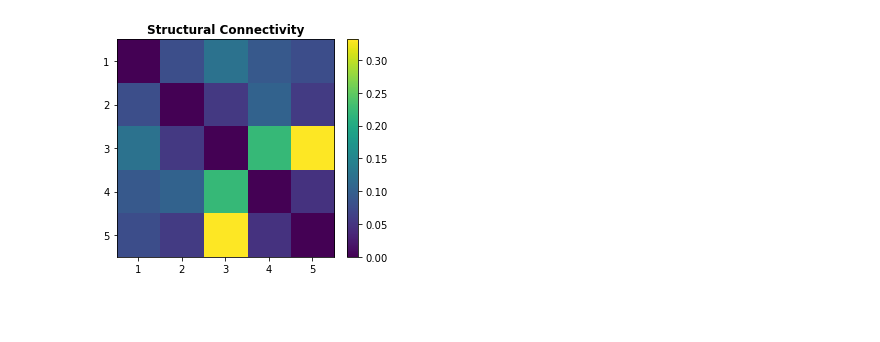
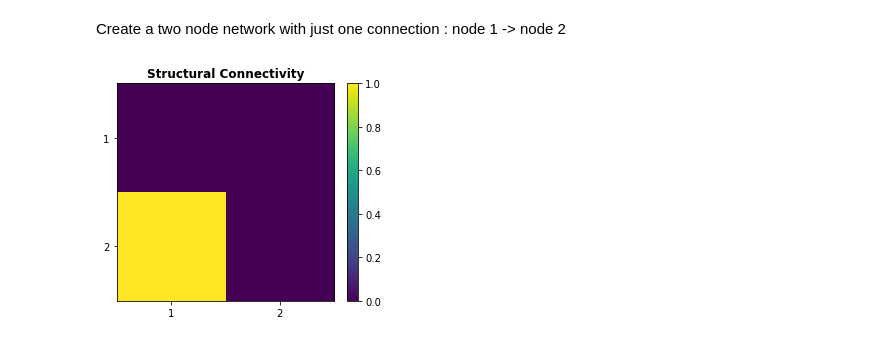
Before and after one commit to dhrunia/infr_szr_prpgtn, a Jupyter notebook: seizure-propagation-2D-epileptor.ipynb, the cells around one changed output. Cells and saved outputs as stored; diff of their text form; code cells hidden in the pictures; blank space fills up the shorter version.

```diff
--- a/seizure-propagation-2D-epileptor.ipynb
+++ b/seizure-propagation-2D-epileptor.ipynb
@@ -4,20 +4,20 @@ import numpy as np
 import lib.io.stan
 import lib.syn_data
 import matplotlib.pyplot as plt
+# %% [markdown]
+Create a two node network with just one connection : node 1 -> node 2
 # %%
 np.random.seed(0)
-nn = 5
-SC = lib.syn_data.gen_con(nn)
-# SC = np.zeros([nn,nn])
-# SC[4,:] = 0.0
-# SC[4,2] = 1.0
-# SC[1,4] = 0.05
+nn = 2
+SC = np.zeros([nn,nn])
+SC[1,0] = 1.0
+
 im = plt.imshow(SC)
 plt.xticks(np.arange(0,nn),map(str,np.arange(1,nn+1)))
 plt.yticks(np.arange(0,nn),map(str,np.arange(1,nn+1)))
 plt.colorbar(fraction=0.046, pad=0.04)
 plt.gca().set_title("Structural Connectivity",fontweight="bold")
 
 np.savez('results/exp2/network.npz', SC=SC)
 # %% [output]
-[figure, old version]
+[figure, new version]
```
Also changed, not shown: parts of 8 cells of this notebook, 4 other files.
